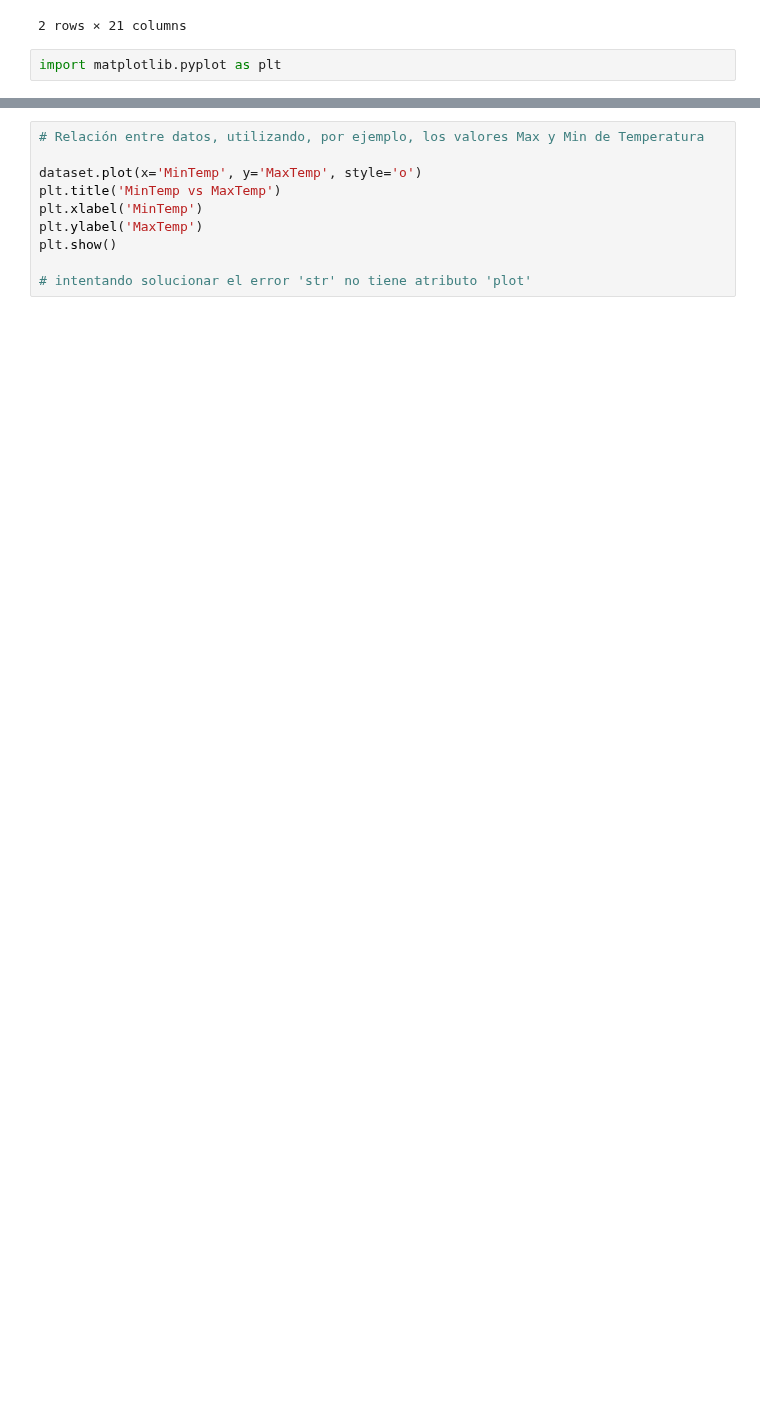
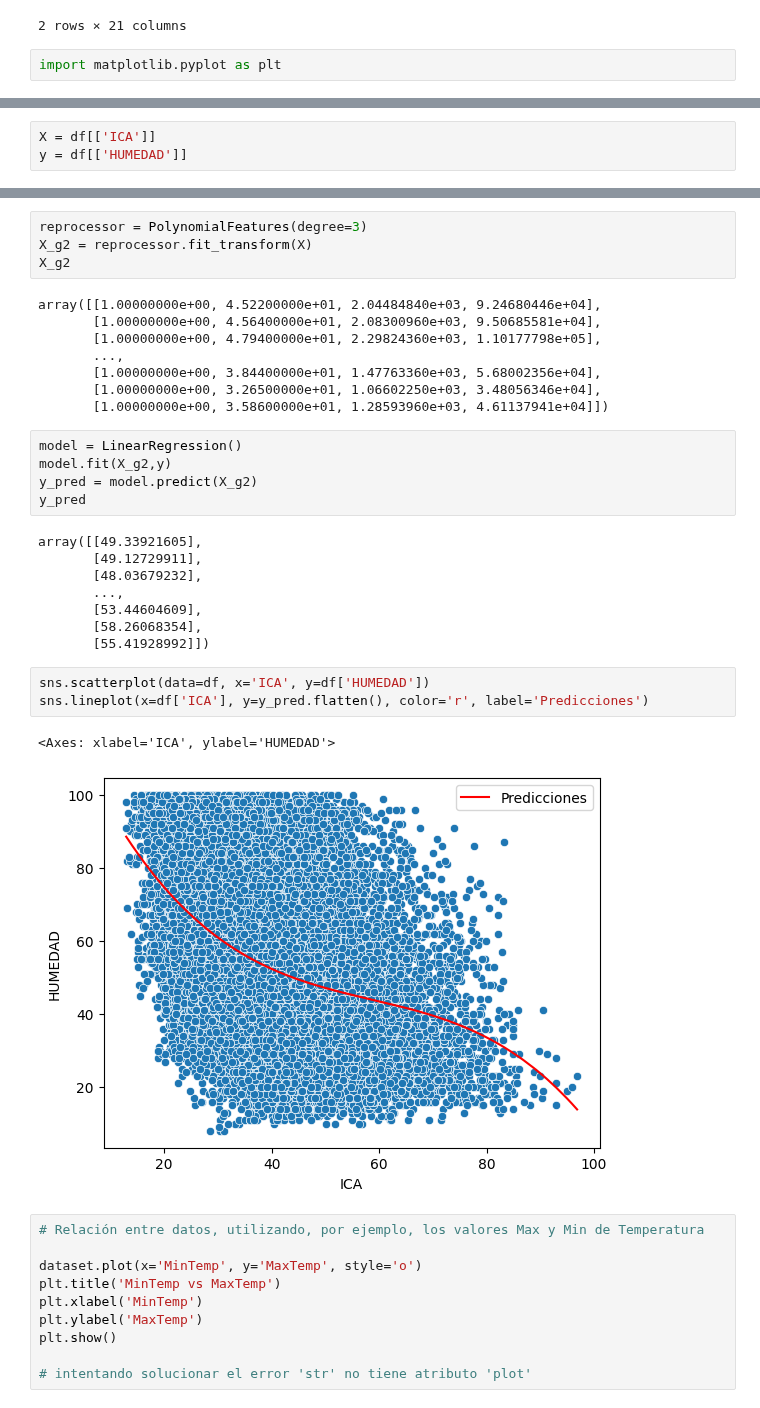
Before and after one commit to EmmaMontalban/grupo1_analisis, a Jupyter notebook: modelos/3. regresion_lineal_JuanK.ipynb, the cells around one changed output, grey strips where cells are left out. Drawn from its saved outputs; the diff is of its cells as text; blank space fills up the shorter version.

```diff
--- a/modelos/3. regresion_lineal_JuanK.ipynb
+++ b/modelos/3. regresion_lineal_JuanK.ipynb
@@ -31,0 +34,3 @@ plt.show()
+# %%
+X = df[['ICA']]
+y = df[['HUMEDAD']]
@@ -32,3 +60,34 @@ plt.show()
+# %%
+reprocessor = PolynomialFeatures(degree=3)
+X_g2 = reprocessor.fit_transform(X)
+X_g2
+# %% [output]
+array([[1.00000000e+00, 4.52200000e+01, 2.04484840e+03, 9.24680446e+04],
+       [1.00000000e+00, 4.56400000e+01, 2.08300960e+03, 9.50685581e+04],
+       [1.00000000e+00, 4.79400000e+01, 2.29824360e+03, 1.10177798e+05],
+       ...,
+       [1.00000000e+00, 3.84400000e+01, 1.47763360e+03, 5.68002356e+04],
+       [1.00000000e+00, 3.26500000e+01, 1.06602250e+03, 3.48056346e+04],
+       [1.00000000e+00, 3.58600000e+01, 1.28593960e+03, 4.61137941e+04]])
+# %%
+model = LinearRegression()
+model.fit(X_g2,y)
+y_pred = model.predict(X_g2)
+y_pred
+# %% [output]
+array([[49.33921605],
+       [49.12729911],
+       [48.03679232],
+       ...,
+       [53.44604609],
+       [58.26068354],
+       [55.41928992]])
+# %%
+sns.scatterplot(data=df, x='ICA', y=df['HUMEDAD'])
+sns.lineplot(x=df['ICA'], y=y_pred.flatten(), color='r', label='Predicciones')
+# %% [output]
+<Axes: xlabel='ICA', ylabel='HUMEDAD'>
+[figure, added]
 # %%
 # Relación entre datos, utilizando, por ejemplo, los valores Max y Min de Temperatura
 
```
Also changed, not shown: parts of 5 cells of this notebook, 1 other file.
